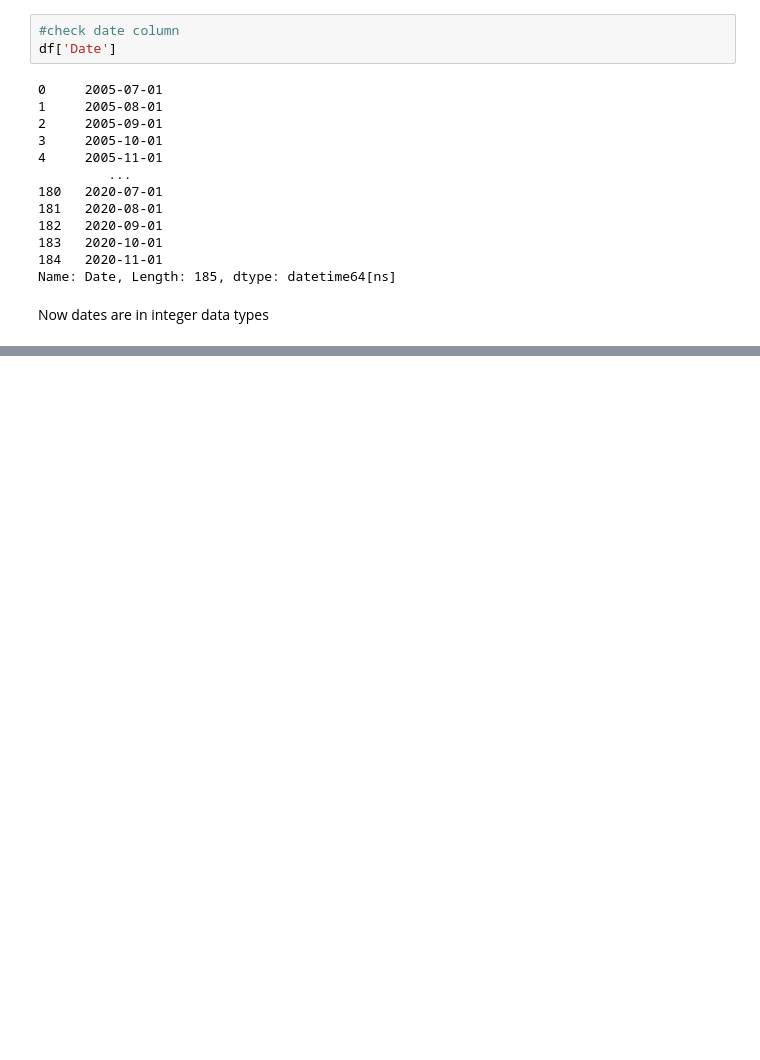
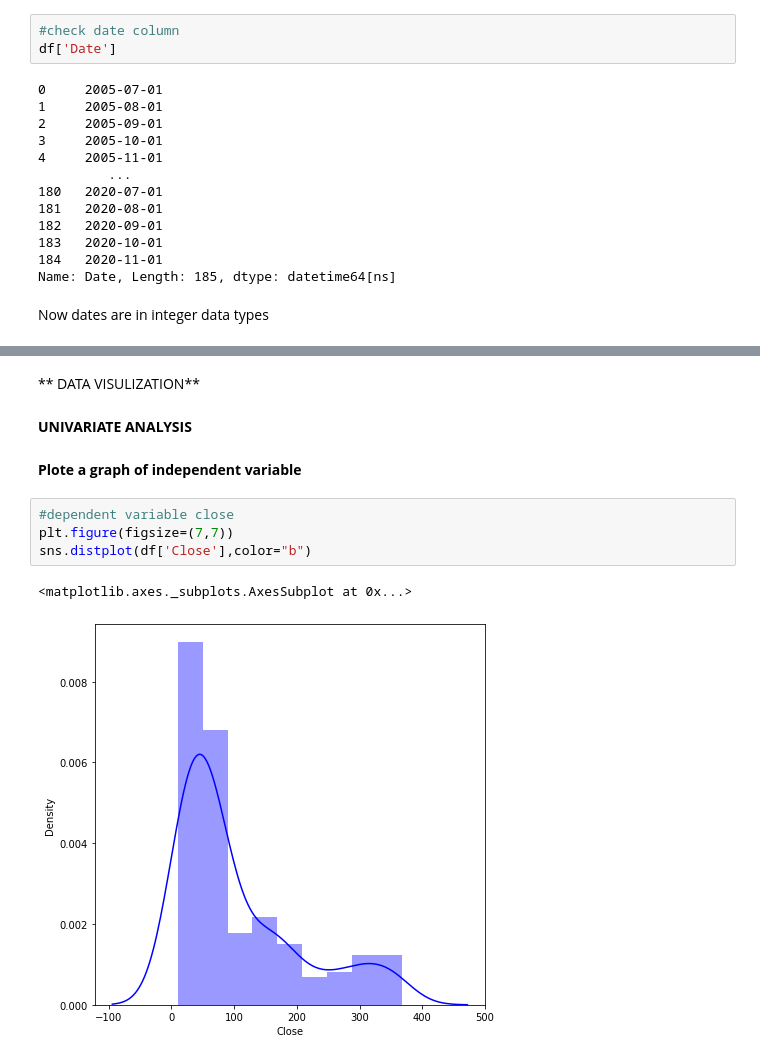
Before and after one commit to Tanjul5/Yes-Bank-Stock-Closing-Price-Prediction, a Jupyter notebook: YES_BANK_STOCK_CLOSING_PRICE_PREDICTION.ipynb, the cells around one changed output, grey strips where cells are left out. Cells and saved outputs as stored; diff of their text form; blank space fills up the shorter version.

```diff
--- a/YES_BANK_STOCK_CLOSING_PRICE_PREDICTION.ipynb
+++ b/YES_BANK_STOCK_CLOSING_PRICE_PREDICTION.ipynb
@@ -123,0 +135,13 @@ Now dates are in integer data types
+# %% [markdown]
+** DATA VISULIZATION**
+# %% [markdown]
+**UNIVARIATE ANALYSIS**
+# %% [markdown]
+**Plote a graph of independent variable**
+# %%
+#dependent variable close
+plt.figure(figsize=(7,7))
+sns.distplot(df['Close'],color="b")
+# %% [output]
+<matplotlib.axes._subplots.AxesSubplot at 0x...>
+[figure, added]
```
Also changed, not shown: parts of 13 cells of this notebook.
